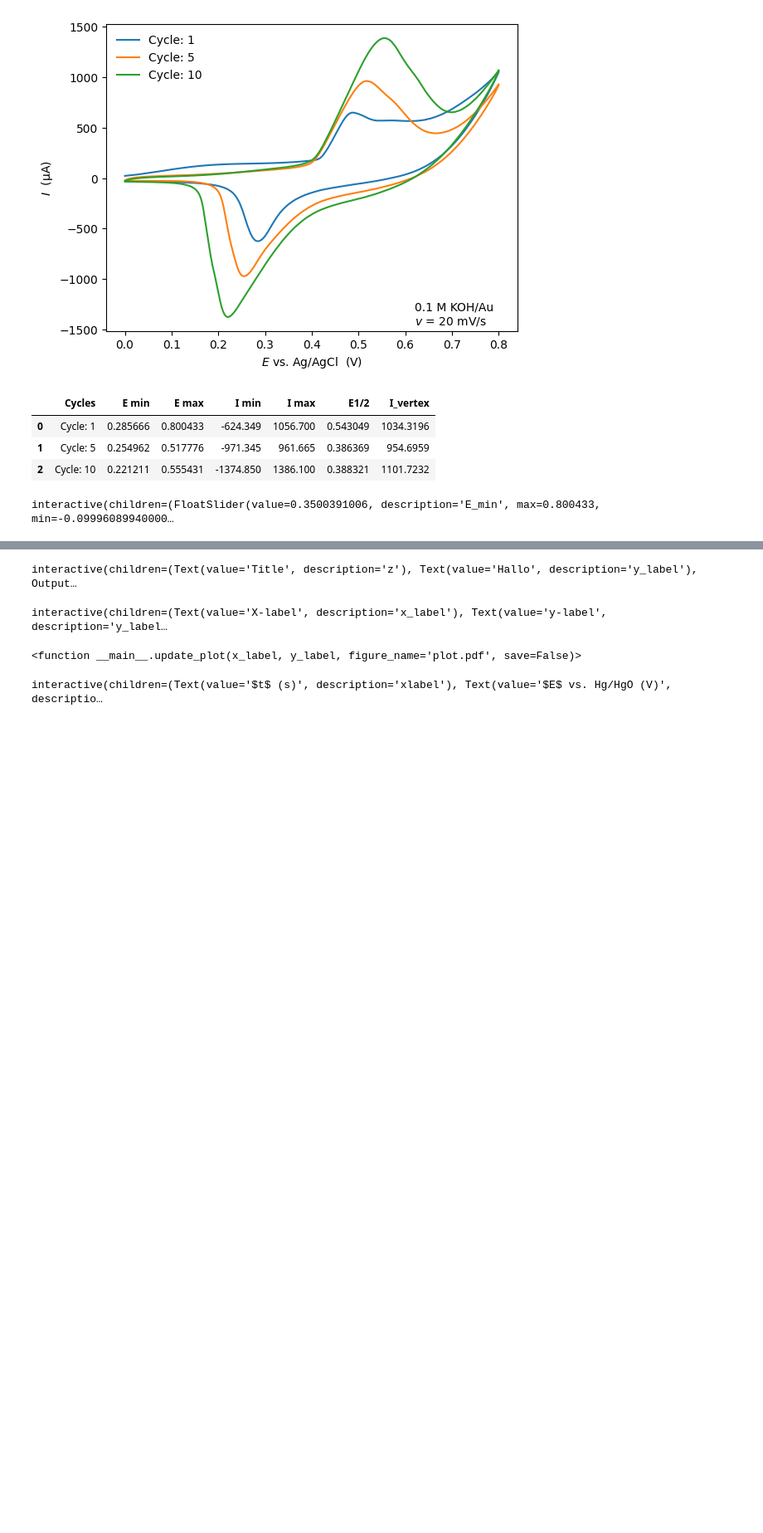
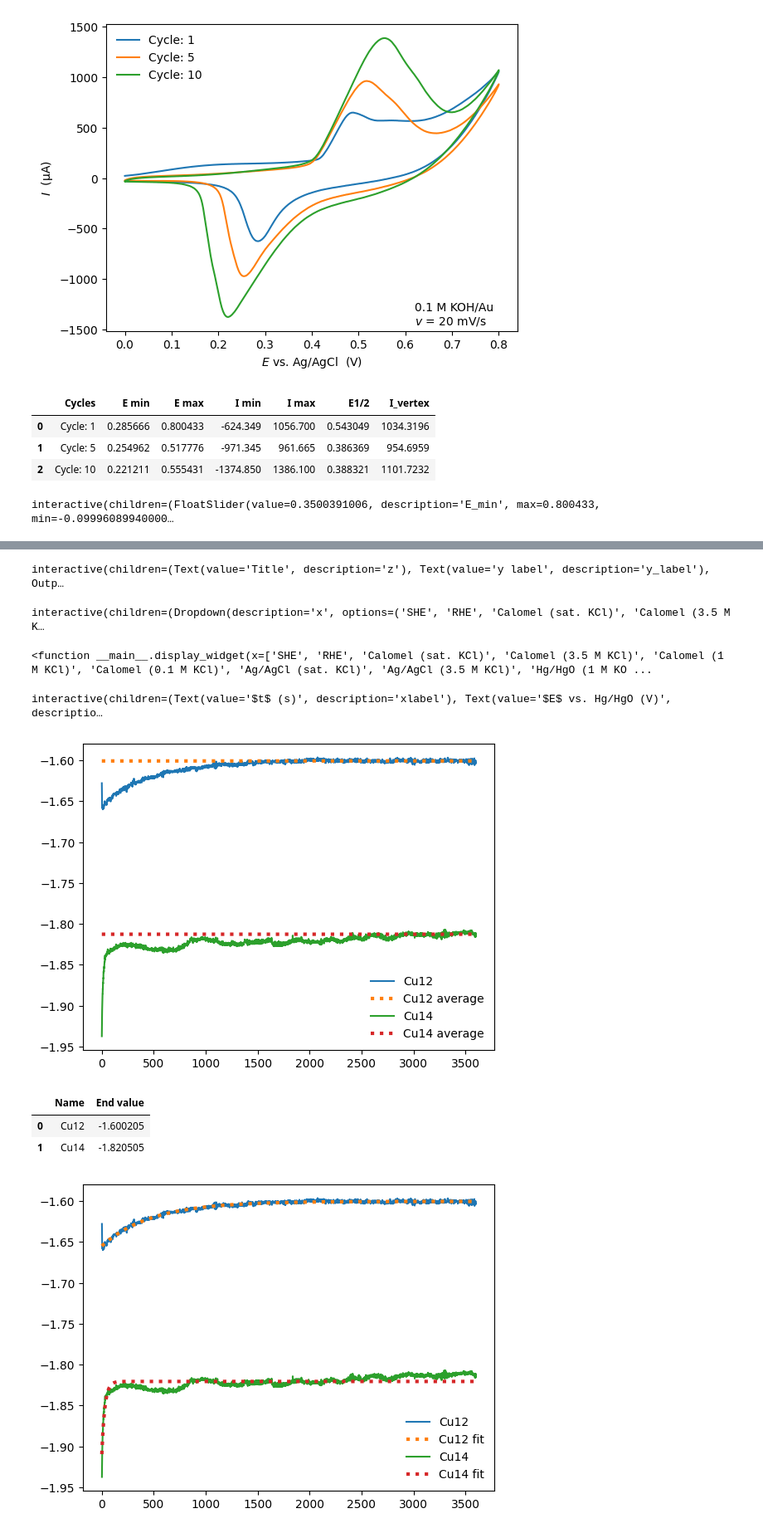
Before and after one commit to FAIRChemistry/datamodel-electrochemistry, a Jupyter notebook: Notebook_with_markdown.ipynb, the cells around one changed output, grey strips where cells are left out. Shown at 83% size. Drawn from its saved outputs; the diff is of its cells as text; code cells hidden in the pictures; blank space fills up the shorter version.

```diff
--- a/Notebook_with_markdown.ipynb
+++ b/Notebook_with_markdown.ipynb
@@ -61,6 +62,7 @@ e_chem.conducting_salt_concentration=(1)
 e_chem.conducting_salt_concentration_unit=(lib.enums.ConcentrationUnits.MOLAR.value)
 e_chem.experiments=[experiment1,experiment2]
 #print(e_chem.experiments)
+e_chem.experiments[0].electrode_setup_test=test
 # %%
 for experiment in e_chem.experiments:
     print(experiment.name)
@@ -211,7 +233,7 @@ plt.rcParams.update({
     'axes.labelsize': 12,               # -> axis labels
     'legend.fontsize': 12,              # -> legends
     'font.family': 'serif',             # -> font family
-    'text.usetex': True,              # Latex plot rendering. If True,your plots will be rendered with Latex. But this needs extra time for rendering
+    'text.usetex': False,              # Latex plot rendering. If True,your plots will be rendered with Latex. But this needs extra time for rendering
      'text.latex.preamble':            # LaTeX preamble
          r'\usepackage{mlmodern}'
          #... more packages if needed
@@ -585,44 +566,52 @@ ModuleNotFoundError: No module named 'ipywidgets'
 # %%
 import ipywidgets as widgets
-from IPython.display import display
+#from IPython.display import display
 
 x = [0, 1]
 y = [1, 3]
 #fig, ax= plt.subplots()
-def update_plot(z,y_label):
+def update_plot(z="Title",y_label="y label"):
     plt.title(z)
     plt.ylabel(y_label)
     plt.plot(x, y)
 
-widgets.interact(update_plot, z='Title',y_label="Hallo")
+widgets.interact(update_plot)
 
 #plt.plot(x, y)
 plt.show()
 # %% [output]
-interactive(children=(Text(value='Title', description='z'), Text(value='Hallo', description='y_label'), Output…
+interactive(children=(Text(value='Title', description='z'), Text(value='y label', description='y_label'), Outp…
-# %%
-import matplotlib.pyplot as plt
-import ipywidgets as widgets
-from IPython.display import display
-
-x = [0, 1]
-y = [1, 3]
-
-
-
-def update_plot(x_label, y_label,figure_name="plot.pdf",save=False):
-    fig, ax = plt.subplots()
-    ax.set_xlabel(x_label)
-    ax.set_ylabel(y_label)
-    ax.plot(x, y)
-    plt.show()
-    if save:
-        fig.savefig(f"{figure_name}")
-
-widgets.interact(update_plot, x_label='X-label', y_label="y-label")
-# %% [output]
-interactive(children=(Text(value='X-label', description='x_label'), Text(value='y-label', description='y_label…
-<function __main__.update_plot(x_label, y_label, figure_name='plot.pdf', save=False)>
+# %%
+reference_values={"SHE":0,
+              "RHE":-0.059,
+              "Calomel (sat. KCl)":0.241,
+              "Calomel (3.5 M KCl)":0.250,
+              "Calomel (1 M KCl)":0.280,
+              "Calomel (0.1 M KCl)":0.334,
+              "Ag/AgCl (sat. KCl)":0.199,
+              "Ag/AgCl (3.5 M KCl)":0.205,
+              "Hg/HgO (1 M KOH)":0.140,
+              "Hg/HgO (0.1 M KOH)":0.165,
+              "Fc/Fc+":0.400
+              }
+
+def display_widget(x=list(reference_values.keys()),y=list(reference_values.keys()),pH="1",potential="0"):
+    if x=="RHE" or y== "RHE":
+        reference_values["RHE"]= -0.0592 * float(pH)
+    return float(potential) +  reference_values[y] - reference_values[x]
+
+
+
+
+
+
+test=widgets.interact(display_widget)
+# %% [output]
+interactive(children=(Dropdown(description='x', options=('SHE', 'RHE', 'Calomel (sat. KCl)', 'Calomel (3.5 M K…
+# %%
+test
+# %% [output]
+<function __main__.display_widget(x=['SHE', 'RHE', 'Calomel (sat. KCl)', 'Calomel (3.5 M KCl)', 'Calomel (1 M KCl)', 'Calomel (0.1 M KCl)', 'Ag/AgCl (sat. KCl)', 'Ag/AgCl (3.5 M KCl)', 'Hg/HgO (1 M KO ...
 # %%
 class MultiChronoPotentiometry:
     def __init__(self,e_chem,experiment_list,change_reference=False):
@@ -690,33 +679,38 @@ class MultiChronoPotentiometry:
             ax.plot(self.df_liste[experiment]["t"], self.df_liste[experiment]["E"],label=e_chem.experiments[experiment].name)
             ax.plot(t_fit, exponential_fit(t_fit, *popt),linewidth=3,linestyle='dotted', label="{} fit".format(e_chem.experiments[experiment].name))
             ax.legend(loc="best",frameon=False)
             df = pd.DataFrame(list(zip(names,end_values)), columns=["Name","End value"])
         return  df
     def end_value(self,save=False):
         fig,ax =plt.subplots()
         names=[]
         end_values=[]
         for experiment in self.experiment_list:
             last_values = self.df_liste[experiment].tail(100)["E"].values[0]
             average = last_values.mean()
             ax.plot(self.df_liste[experiment]["t"], self.df_liste[experiment]["E"],label=e_chem.experiments[experiment].name)
             ax.plot(self.df_liste[experiment]["t"], [average] * len(self.df_liste[experiment]["t"]), linewidth=3,linestyle='dotted', label="{} average".format(e_chem.experiments[experiment].name))
             ax.legend(loc="best",frameon=False)
             names.append(e_chem.experiments[experiment].name)
             end_values.append(average)
             df = pd.DataFrame(list(zip(names,end_values)), columns=["Name","Average (last 50 point)"])
         plt.show()
         if save:
             plotname=input("Enter the name of the plot: ")
             fig.savefig(plotname,bbox_inches='tight')
         return  df
 
 
 
-test=MultiChronoPotentiometry(e_chem,[0,1])
+test=MultiChronoPotentiometry(e_chem,[0,1],change_reference=False)
 test.plot()
 #test.quick_plot()
-# #test.end_value()
-# test.end_value_fit()
+test.end_value()
+test.end_value_fit()
 # %% [output]
 interactive(children=(Text(value='$t$ (s)', description='xlabel'), Text(value='$E$ vs. Hg/HgO (V)', descriptio…
+[figure, added]
+|  | Name | End value |
+| 0 | Cu12 | -1.600205 |
+| 1 | Cu14 | -1.820505 |
+[figure, added]
```
Also changed, not shown: parts of 17 cells of this notebook, 1 other file.
